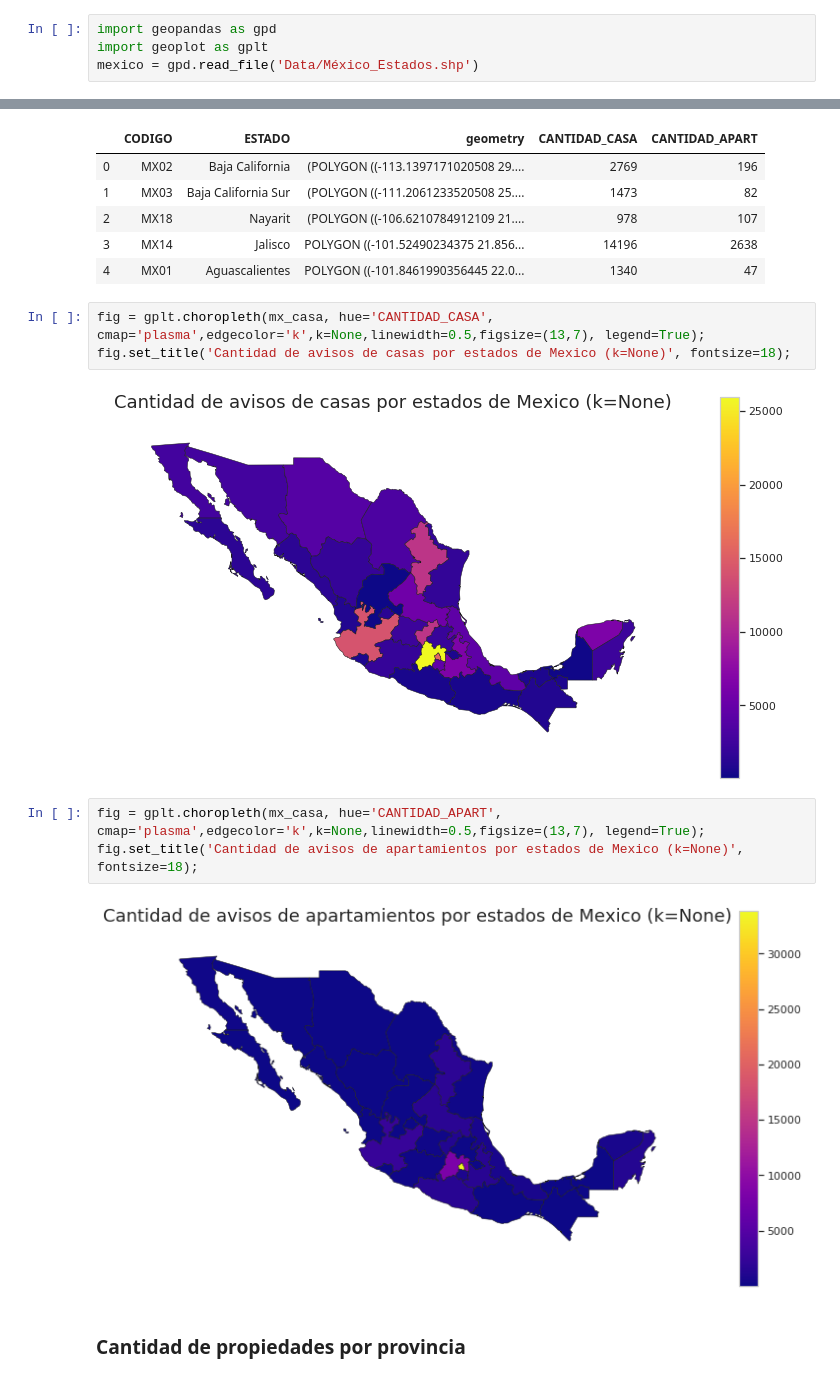
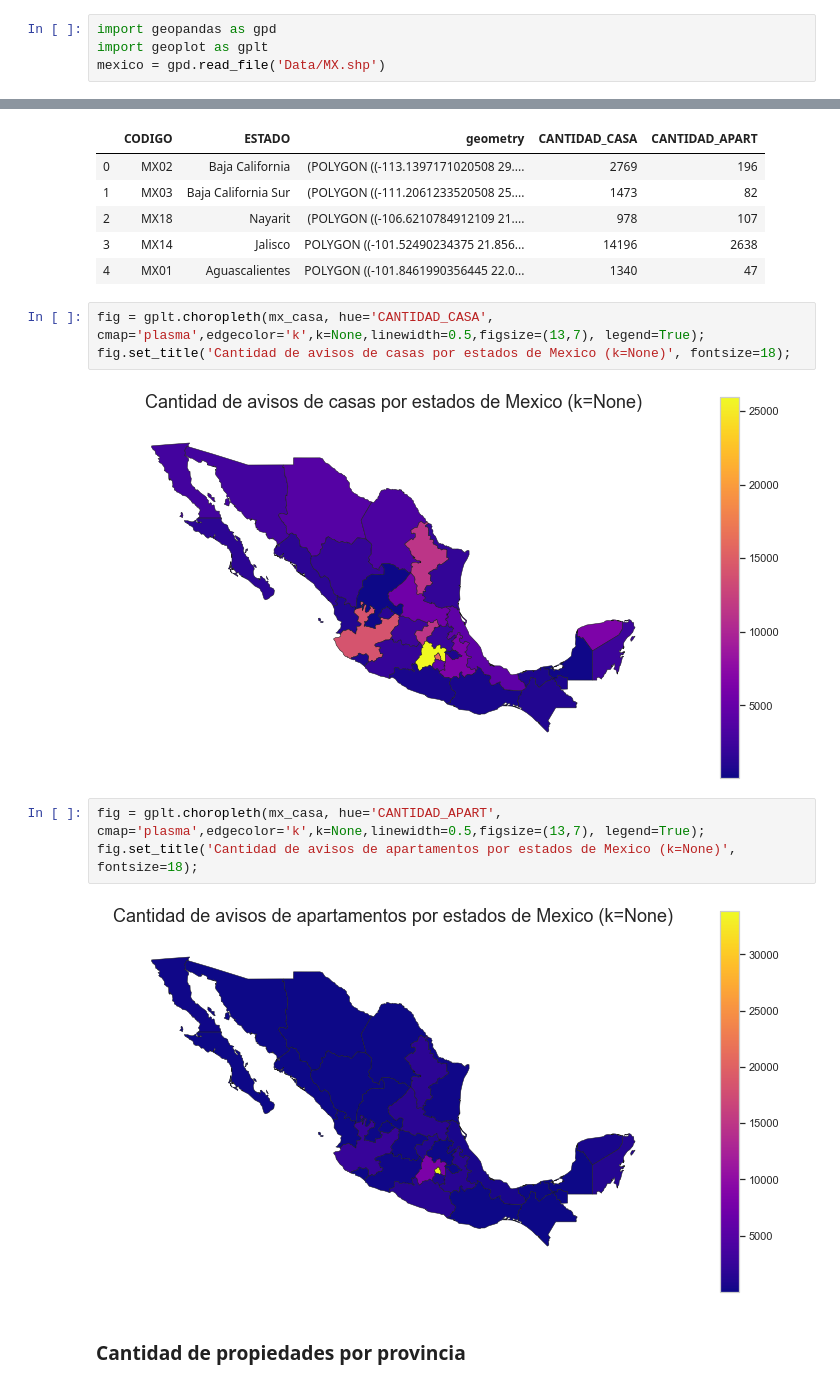
Before and after one commit to alepenaa94/Datos1-2C-2019, a Jupyter notebook: DATOS.ipynb, the cells around one changed output, grey strips where cells are left out. Cells and saved outputs as stored; diff of their text form.

Commit message:
ajusto los heatmap

```diff
--- a/DATOS.ipynb
+++ b/DATOS.ipynb
@@ -267,7 +288,7 @@ https://tapiquen-sig.jimdo.com/descargas-gratuitas/méxico/
 # %%
 import geopandas as gpd
 import geoplot as gplt
-mexico = gpd.read_file('Data/México_Estados.shp')
+mexico = gpd.read_file('Data/MX.shp')
 # %%
 mexico.head()
 # %% [output]
@@ -385,12 +406,12 @@ mx_casa.head()
 fig = gplt.choropleth(mx_casa, hue='CANTIDAD_CASA', cmap='plasma',edgecolor='k',k=None,linewidth=0.5,figsize=(13,7), legend=True);
 fig.set_title('Cantidad de avisos de casas por estados de Mexico (k=None)', fontsize=18);
 # %% [output]
-[figure, old version]
+[figure, new version]
 # %%
 fig = gplt.choropleth(mx_casa, hue='CANTIDAD_APART', cmap='plasma',edgecolor='k',k=None,linewidth=0.5,figsize=(13,7), legend=True);
-fig.set_title('Cantidad de avisos de apartamientos por estados de Mexico (k=None)', fontsize=18);
+fig.set_title('Cantidad de avisos de apartamentos por estados de Mexico (k=None)', fontsize=18);
 # %% [output]
-[figure, old version]
+[figure, new version]
 # %% [markdown]
 ### Cantidad de propiedades por provincia
 # %%
```
Also changed, not shown: parts of 37 cells of this notebook.
